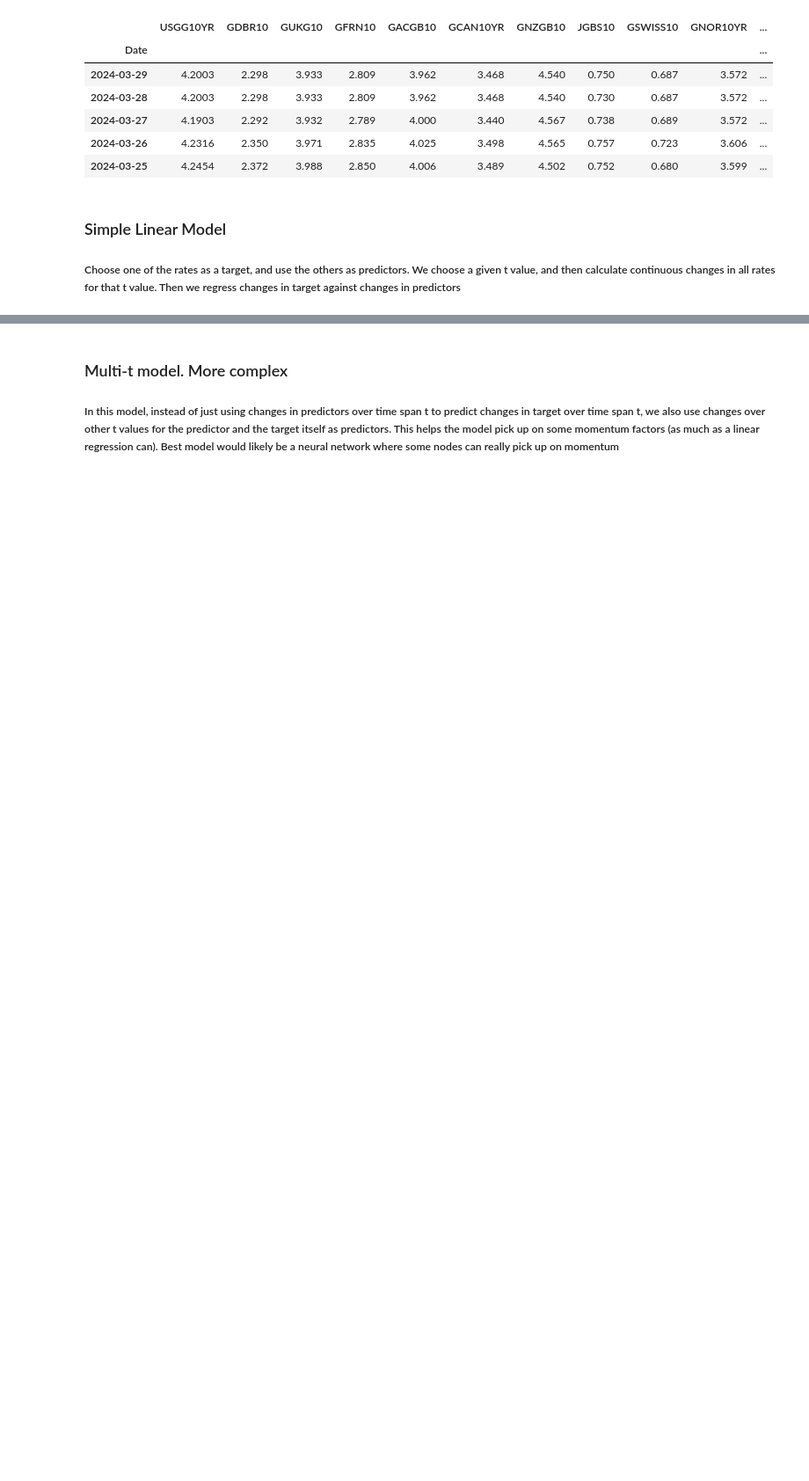
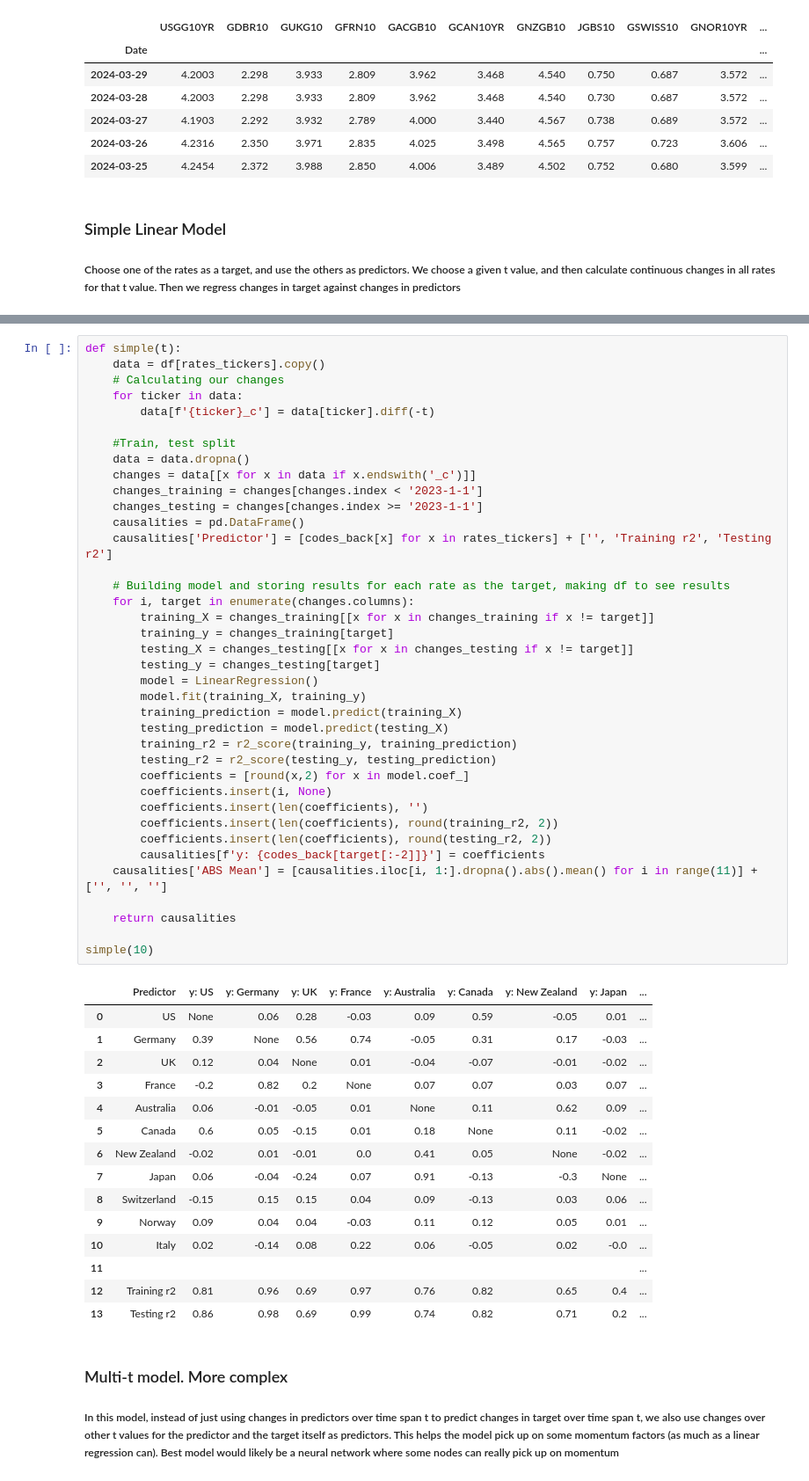
Before and after one commit to danjsabra/G10_RV, a Jupyter notebook: G10_RV.ipynb, the cells around one changed output, grey strips where cells are left out. Shown at 88% size. Drawn from its saved outputs; the diff is of its cells as text; blank space fills up the shorter version.

```diff
--- a/G10_RV.ipynb
+++ b/G10_RV.ipynb
@@ -161,3 +58,57 @@ simple(10)
+# %%
+def simple(t):
+    data = df[rates_tickers].copy()
+    # Calculating our changes
+    for ticker in data:
+        data[f'{ticker}_c'] = data[ticker].diff(-t)
+
+    #Train, test split
+    data = data.dropna()
+    changes = data[[x for x in data if x.endswith('_c')]]
+    changes_training = changes[changes.index < '2023-1-1']
+    changes_testing = changes[changes.index >= '2023-1-1']
+    causalities = pd.DataFrame()
+    causalities['Predictor'] = [codes_back[x] for x in rates_tickers] + ['', 'Training r2', 'Testing r2']
+
+    # Building model and storing results for each rate as the target, making df to see results
+    for i, target in enumerate(changes.columns):
+        training_X = changes_training[[x for x in changes_training if x != target]]
+        training_y = changes_training[target]
+        testing_X = changes_testing[[x for x in changes_testing if x != target]]
+        testing_y = changes_testing[target]
+        model = LinearRegression()
+        model.fit(training_X, training_y)
+        training_prediction = model.predict(training_X)
+        testing_prediction = model.predict(testing_X)
+        training_r2 = r2_score(training_y, training_prediction)
+        testing_r2 = r2_score(testing_y, testing_prediction)
+        coefficients = [round(x,2) for x in model.coef_]
+        coefficients.insert(i, None)
+        coefficients.insert(len(coefficients), '')
+        coefficients.insert(len(coefficients), round(training_r2, 2))
+        coefficients.insert(len(coefficients), round(testing_r2, 2))
+        causalities[f'y: {codes_back[target[:-2]]}'] = coefficients
+    causalities['ABS Mean'] = [causalities.iloc[i, 1:].dropna().abs().mean() for i in range(11)] + ['', '', '']
+
+    return causalities
+
+simple(10)
+# %% [output]
+|  | Predictor | y: US | y: Germany | y: UK | y: France | y: Australia | y: Canada | y: New Zealand | y: Japan | ... |
+| 0 | US | None | 0.06 | 0.28 | -0.03 | 0.09 | 0.59 | -0.05 | 0.01 | ... |
+| 1 | Germany | 0.39 | None | 0.56 | 0.74 | -0.05 | 0.31 | 0.17 | -0.03 | ... |
+| 2 | UK | 0.12 | 0.04 | None | 0.01 | -0.04 | -0.07 | -0.01 | -0.02 | ... |
+| 3 | France | -0.2 | 0.82 | 0.2 | None | 0.07 | 0.07 | 0.03 | 0.07 | ... |
+| 4 | Australia | 0.06 | -0.01 | -0.05 | 0.01 | None | 0.11 | 0.62 | 0.09 | ... |
+| 5 | Canada | 0.6 | 0.05 | -0.15 | 0.01 | 0.18 | None | 0.11 | -0.02 | ... |
+| 6 | New Zealand | -0.02 | 0.01 | -0.01 | 0.0 | 0.41 | 0.05 | None | -0.02 | ... |
+| 7 | Japan | 0.06 | -0.04 | -0.24 | 0.07 | 0.91 | -0.13 | -0.3 | None | ... |
+| 8 | Switzerland | -0.15 | 0.15 | 0.15 | 0.04 | 0.09 | -0.13 | 0.03 | 0.06 | ... |
+| 9 | Norway | 0.09 | 0.04 | 0.04 | -0.03 | 0.11 | 0.12 | 0.05 | 0.01 | ... |
+| 10 | Italy | 0.02 | -0.14 | 0.08 | 0.22 | 0.06 | -0.05 | 0.02 | -0.0 | ... |
+| 11 |  |  |  |  |  |  |  |  |  | ... |
+| 12 | Training r2 | 0.81 | 0.96 | 0.69 | 0.97 | 0.76 | 0.82 | 0.65 | 0.4 | ... |
+| 13 | Testing r2 | 0.86 | 0.98 | 0.69 | 0.99 | 0.74 | 0.82 | 0.71 | 0.2 | ... |
 # %% [markdown]
 ### Multi-t model. More complex
 ##### In this model, instead of just using changes in predictors over time span t to predict changes in target over time span t, we also use changes over other t values for the predictor and the target itself as predictors. This helps the model pick up on some momentum factors (as much as a linear regression can). Best model would likely be a neural network where some nodes can really pick up on momentum
```
Also changed, not shown: parts of 7 cells of this notebook.
